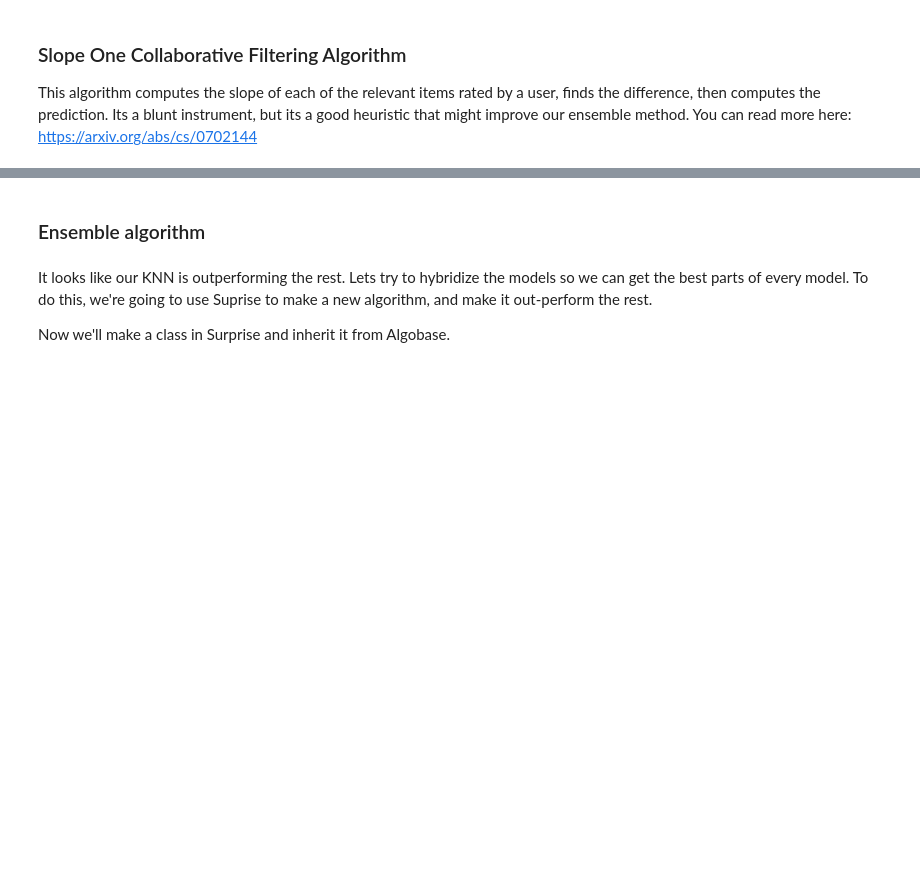
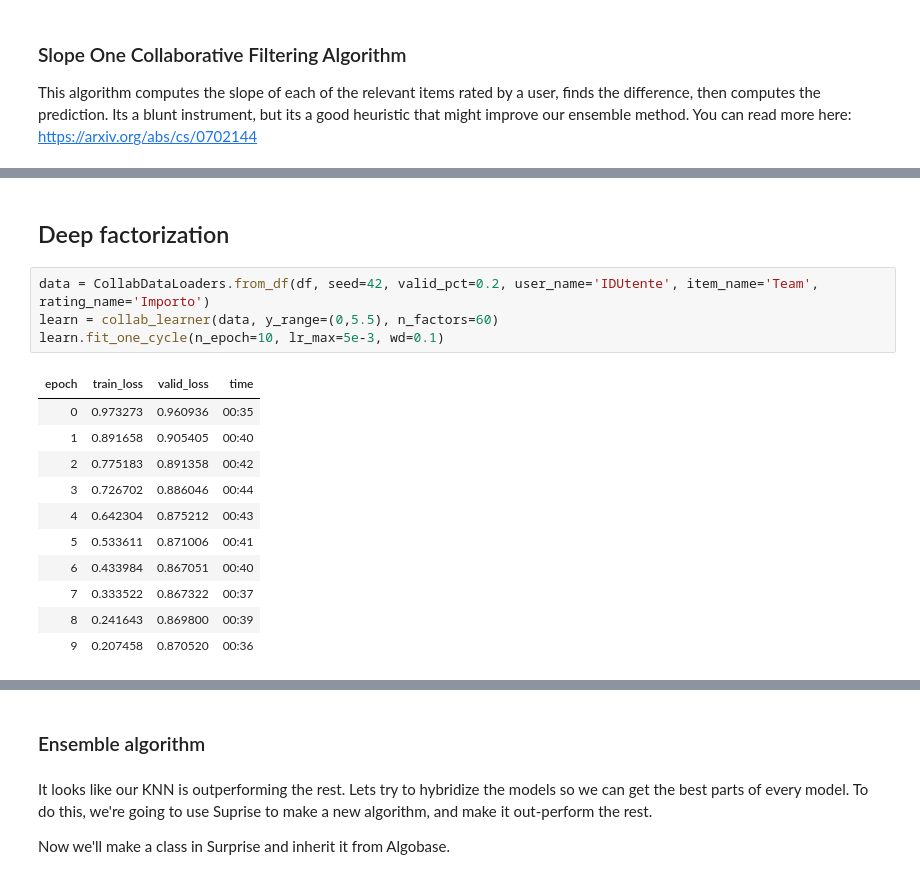
Before and after one commit to Alex-D15/ISAI, a Jupyter notebook: ISAdviser/Collaborative Filtering/Ensemble.ipynb, the cells around one changed output, grey strips where cells are left out. Drawn from its saved outputs; the diff is of its cells as text; blank space fills up the shorter version.

```diff
--- a/ISAdviser/Collaborative Filtering/Ensemble.ipynb
+++ b/ISAdviser/Collaborative Filtering/Ensemble.ipynb
@@ -221,0 +350,18 @@ RMSE: 2.9342
+# %% [markdown]
+## Deep factorization
+# %%
+data = CollabDataLoaders.from_df(df, seed=42, valid_pct=0.2, user_name='IDUtente', item_name='Team', rating_name='Importo')
+learn = collab_learner(data, y_range=(0,5.5), n_factors=60)
+learn.fit_one_cycle(n_epoch=10, lr_max=5e-3, wd=0.1)
+# %% [output]
+| epoch | train_loss | valid_loss | time |
+| 0 | 0.973273 | 0.960936 | 00:35 |
+| 1 | 0.891658 | 0.905405 | 00:40 |
+| 2 | 0.775183 | 0.891358 | 00:42 |
+| 3 | 0.726702 | 0.886046 | 00:44 |
+| 4 | 0.642304 | 0.875212 | 00:43 |
+| 5 | 0.533611 | 0.871006 | 00:41 |
+| 6 | 0.433984 | 0.867051 | 00:40 |
+| 7 | 0.333522 | 0.867322 | 00:37 |
+| 8 | 0.241643 | 0.869800 | 00:39 |
+| 9 | 0.207458 | 0.870520 | 00:36 |
```
Also changed, not shown: parts of 29 cells of this notebook.
